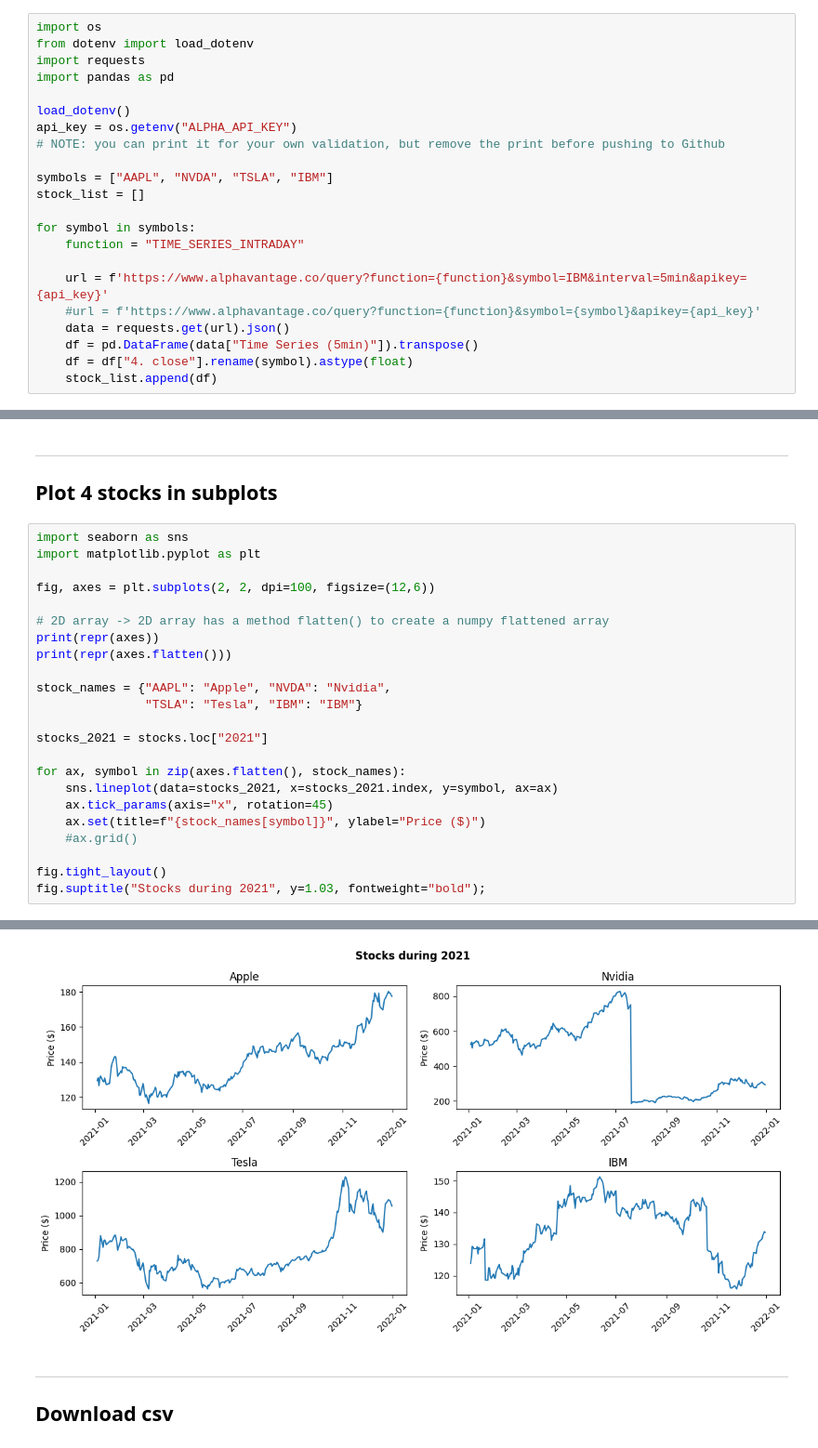
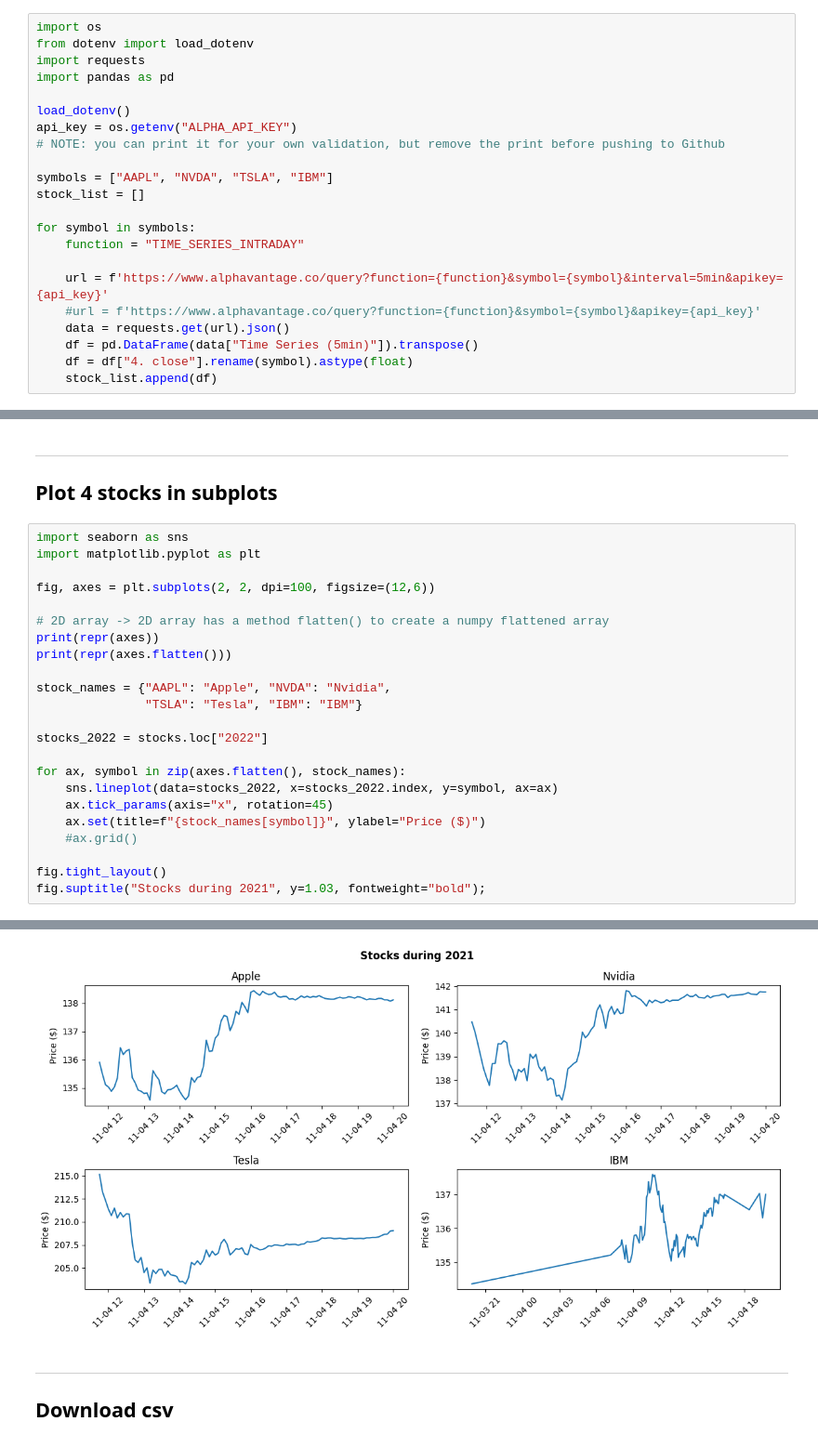
Before and after one commit to kokchun/Databehandling-AI22, a Jupyter notebook: Lectures/L4.1-api-stocks.ipynb, the cells around one changed output, grey strips where cells are left out. Shown: that part at 93% size. Drawn from its saved outputs; the diff is of its cells as text.

```diff
--- a/Lectures/L4.1-api-stocks.ipynb
+++ b/Lectures/L4.1-api-stocks.ipynb
@@ -58,7 +58,7 @@ stock_list = []
 for symbol in symbols:
     function = "TIME_SERIES_INTRADAY"
 
-    url = f'https://www.alphavantage.co/query?function={function}&symbol=IBM&interval=5min&apikey={api_key}'
+    url = f'https://www.alphavantage.co/query?function={function}&symbol={symbol}&interval=5min&apikey={api_key}'
     #url = f'https://www.alphavantage.co/query?function={function}&symbol={symbol}&apikey={api_key}'
     data = requests.get(url).json()
     df = pd.DataFrame(data["Time Series (5min)"]).transpose()
@@ -201,32 +158,32 @@ stocks.sort_index().loc[last_week:now]
 # %%
 import seaborn as sns
 import matplotlib.pyplot as plt
 
 fig, axes = plt.subplots(2, 2, dpi=100, figsize=(12,6))
 
 # 2D array -> 2D array has a method flatten() to create a numpy flattened array
 print(repr(axes))
 print(repr(axes.flatten()))
 
 stock_names = {"AAPL": "Apple", "NVDA": "Nvidia",
                "TSLA": "Tesla", "IBM": "IBM"}
 
-stocks_2021 = stocks.loc["2021"]
+stocks_2022 = stocks.loc["2022"]
 
 for ax, symbol in zip(axes.flatten(), stock_names):
-    sns.lineplot(data=stocks_2021, x=stocks_2021.index, y=symbol, ax=ax)
+    sns.lineplot(data=stocks_2022, x=stocks_2022.index, y=symbol, ax=ax)
     ax.tick_params(axis="x", rotation=45)
     ax.set(title=f"{stock_names[symbol]}", ylabel="Price ($)")
     #ax.grid()
 
 fig.tight_layout()
 fig.suptitle("Stocks during 2021", y=1.03, fontweight="bold");
 # %% [output]
 array([[<AxesSubplot: >, <AxesSubplot: >],
        [<AxesSubplot: >, <AxesSubplot: >]], dtype=object)
 array([<AxesSubplot: >, <AxesSubplot: >, <AxesSubplot: >, <AxesSubplot: >],
       dtype=object)
-[figure, old version]
+[figure, new version]
 # %% [markdown]
 ---
 ## Download csv
```
Also changed, not shown: parts of 9 cells of this notebook.
